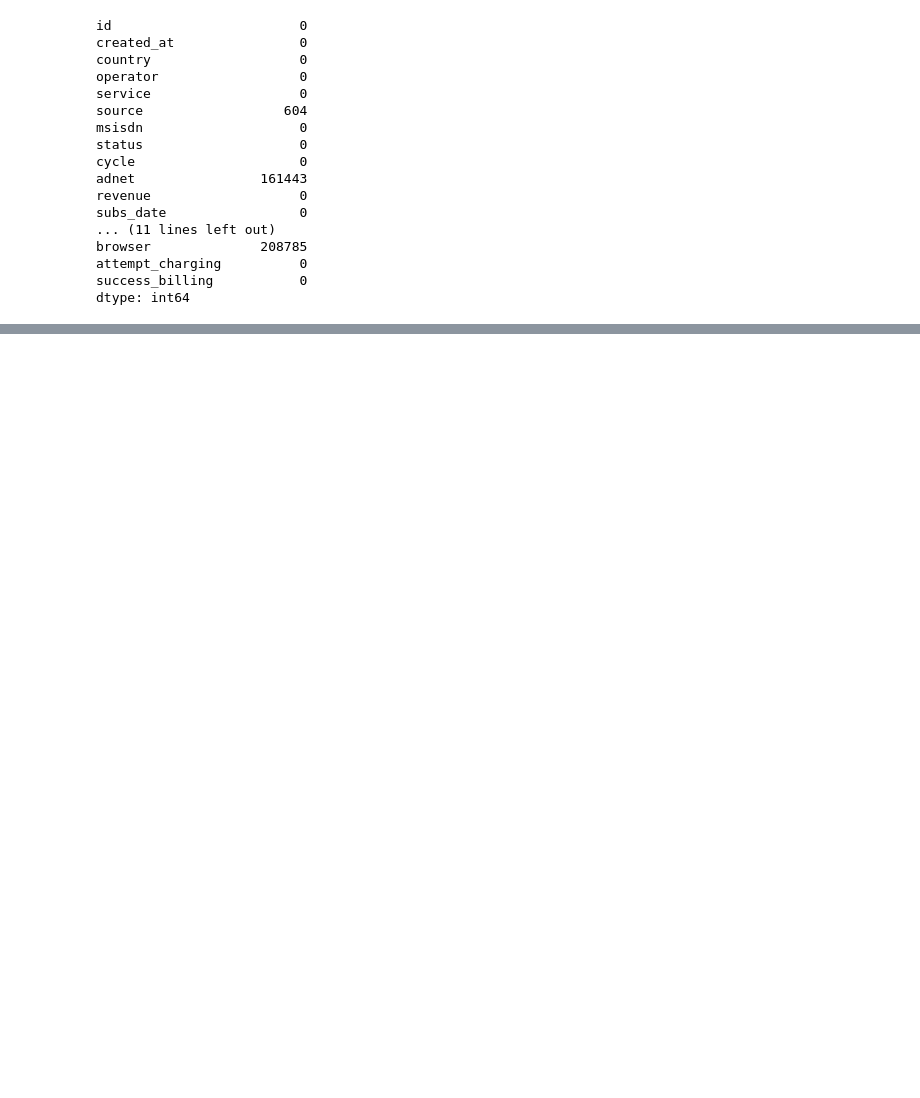
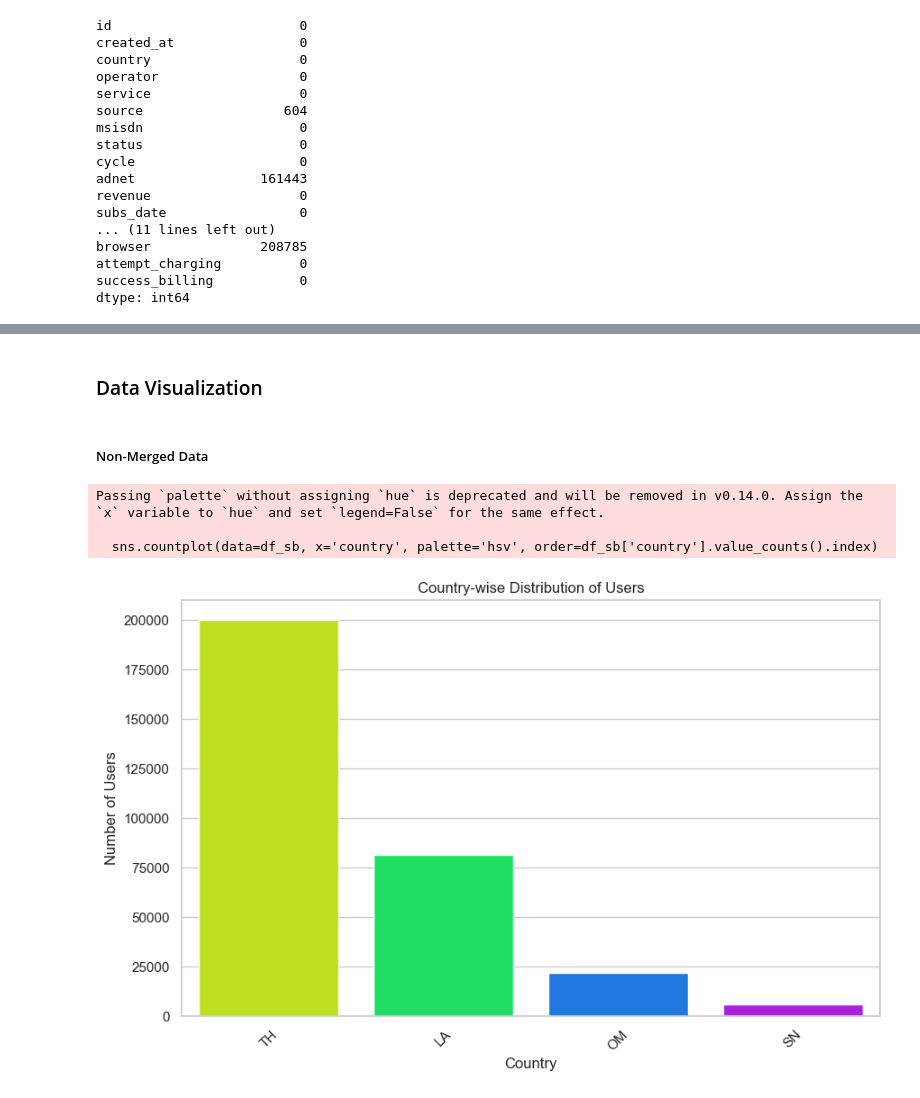
Before and after one commit to TaigahG/FODS-FinalProject, a Jupyter notebook: models.ipynb, the cells around one changed output, grey strips where cells are left out. Cells and saved outputs as stored; diff of their text form; code cells hidden in the pictures; blank space fills up the shorter version.

```diff
--- a/models.ipynb
+++ b/models.ipynb
@@ -133,0 +393,13 @@ dtype: int64
+# %%
+#High percentage of missing value, so we drop these columns
+cols_drop = {
+    'freemium_end_date',
+    'unsubs_from',
+    'publisher',
+    'trxid',
+    'pixel',
+    'handset',
+    'browser',
+}
+
+df_sb.drop(cols_drop, axis=1, inplace=True)
@@ -133,0 +413,3 @@ dtype: int64
+# %%
+df_sb['unsubs_date'] = df_sb['unsubs_date'].astype(str)
+df_sb['unsubs_date'] = df_sb['unsubs_date'].str.split().str[0]
@@ -133,0 +420,9 @@ dtype: int64
+# %%
+df_sb["Renew_Year"] = df_sb["renewal_date"].dt.year
+df_sb["Renew_Month"] = df_sb["renewal_date"].dt.month
+
+df_sb["Subs_Year"] = df_sb["subs_date"].dt.year
+df_sb["Subs_Month"] = df_sb["subs_date"].dt.month
+
+df_sb["Unsubs_Year"] = df_sb["unsubs_date"].dt.year
+df_sb["Unsubs_Month"] = df_sb["unsubs_date"].dt.month
@@ -133,0 +473,21 @@ dtype: int64
+# %% [markdown]
+### Data Visualization
+# %% [markdown]
+##### Non-Merged Data
+# %%
+# Setting the visualization style
+sns.set(style="whitegrid")
+
+# Country-wise Distribution Visualization using cleaned subscriptions data
+plt.figure(figsize=(10, 6))
+sns.countplot(data=df_sb, x='country', palette='hsv', order=df_sb['country'].value_counts().index)
+plt.title('Country-wise Distribution of Users')
+plt.xlabel('Country')
+plt.ylabel('Number of Users')
+plt.xticks(rotation=45)
+plt.show()
+# %% [output]
+Passing `palette` without assigning `hue` is deprecated and will be removed in v0.14.0. Assign the `x` variable to `hue` and set `legend=False` for the same effect.
+
+  sns.countplot(data=df_sb, x='country', palette='hsv', order=df_sb['country'].value_counts().index)
+[figure, added]
```
Also changed, not shown: parts of 132 cells of this notebook.
